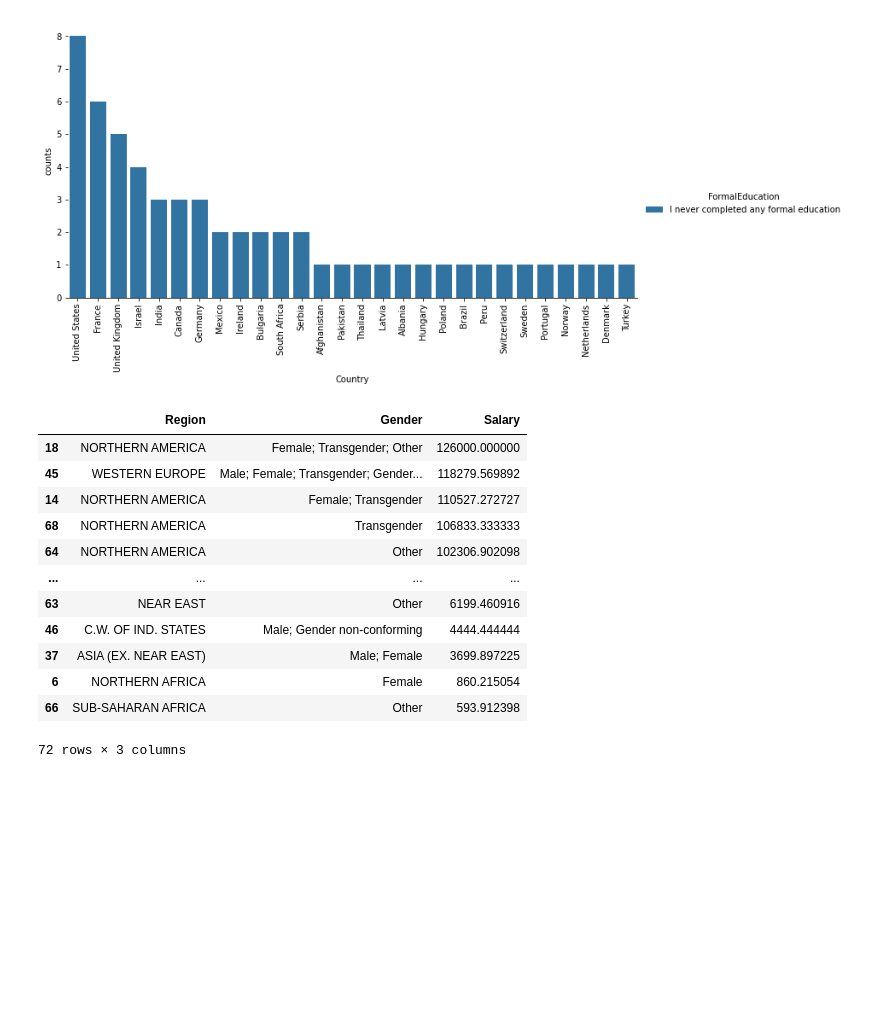
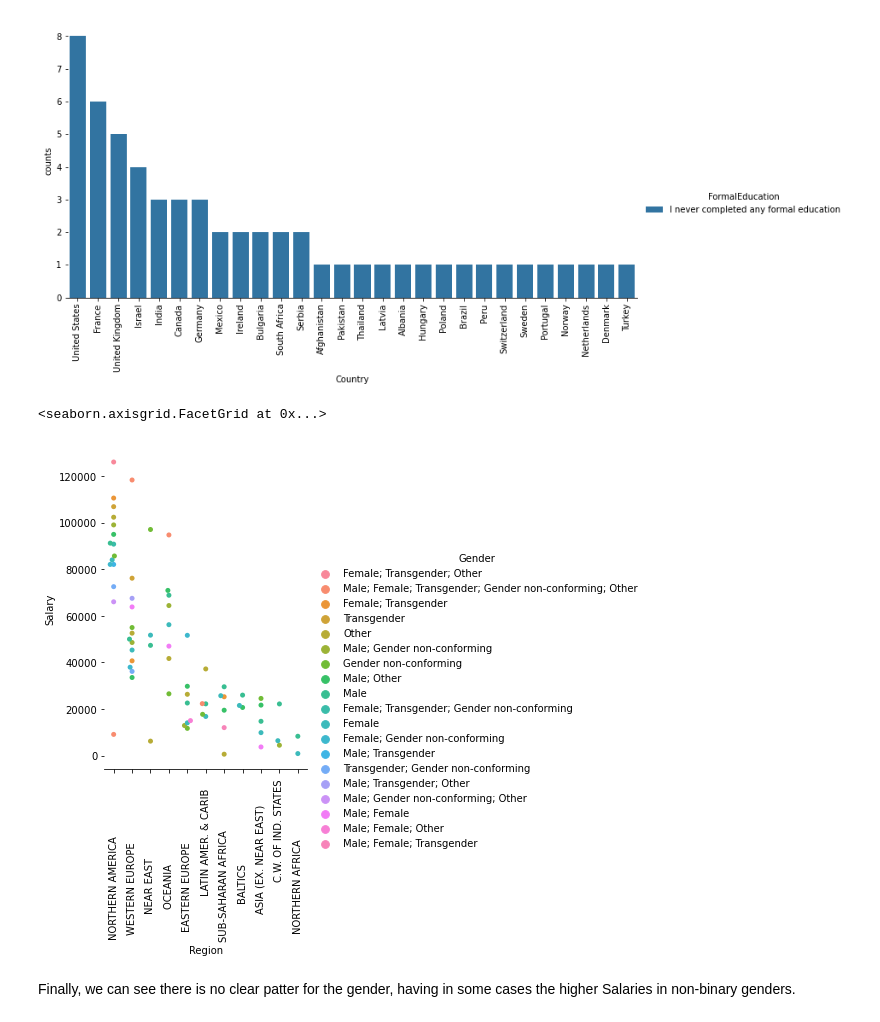
Before and after one commit to bignollo/JobSatisfaction, a Jupyter notebook: Medium Post.ipynb, the cells around one changed output. Saved outputs shown, nothing was run; the diff lists cells and outputs as text; code cells hidden in the pictures; blank space fills up the shorter version.

Commit message:
Added plot on Gender/Country and clean up

```diff
--- a/Medium Post.ipynb
+++ b/Medium Post.ipynb
@@ -266,19 +259,12 @@ g.set_xticklabels(rotation=90)
 gender_region = degree_region.groupby(['Gender','Region']).mean().reset_index()
 # %%
 gender_region_aggr = gender_region[['Region', 'Gender', 'Salary']].sort_values(by=['Salary'],ascending=False)
-# %%
-gender_region_aggr
-# %% [output]
-|  | Region | Gender | Salary |
-| 18 | NORTHERN AMERICA | Female; Transgender; Other | 126000.000000 |
-| 45 | WESTERN EUROPE | Male; Female; Transgender; Gender... | 118279.569892 |
-| 14 | NORTHERN AMERICA | Female; Transgender | 110527.272727 |
-| 68 | NORTHERN AMERICA | Transgender | 106833.333333 |
-| 64 | NORTHERN AMERICA | Other | 102306.902098 |
-| ... | ... | ... | ... |
-| 63 | NEAR EAST | Other | 6199.460916 |
-| 46 | C.W. OF IND. STATES | Male; Gender non-conforming | 4444.444444 |
-| 37 | ASIA (EX. NEAR EAST) | Male; Female | 3699.897225 |
-| 6 | NORTHERN AFRICA | Female | 860.215054 |
-| 66 | SUB-SAHARAN AFRICA | Other | 593.912398 |
-72 rows × 3 columns
+# %%
+g = sns.catplot(x="Region", y="Salary", hue="Gender", kind="swarm", data=gender_region_aggr)
+g.despine(left=True)
+g.set_xticklabels(rotation=90)
+# %% [output]
+<seaborn.axisgrid.FacetGrid at 0x...>
+[figure, added]
+# %% [markdown]
+Finally, we can see there is no clear patter for the gender, having in some cases the higher Salaries in non-binary genders.
```
Also changed, not shown: parts of 3 cells of this notebook.
